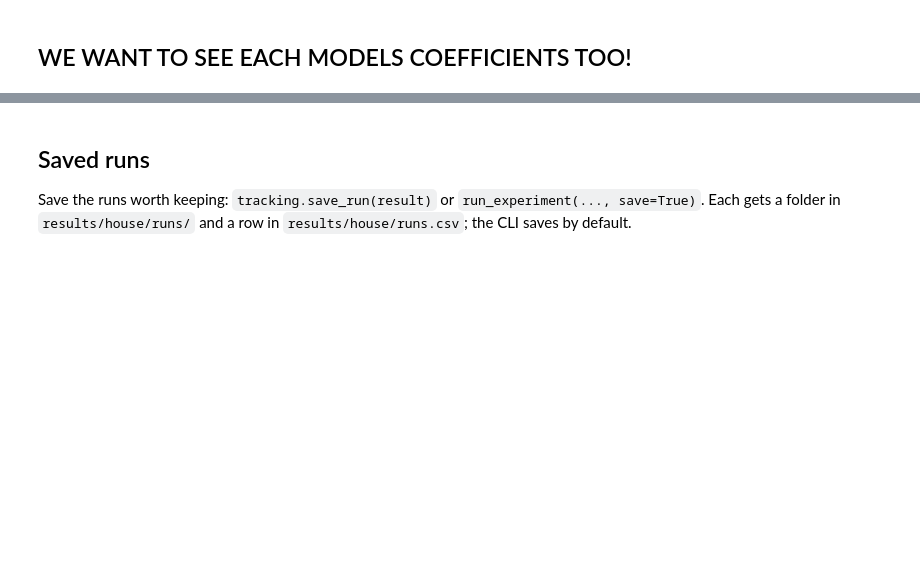
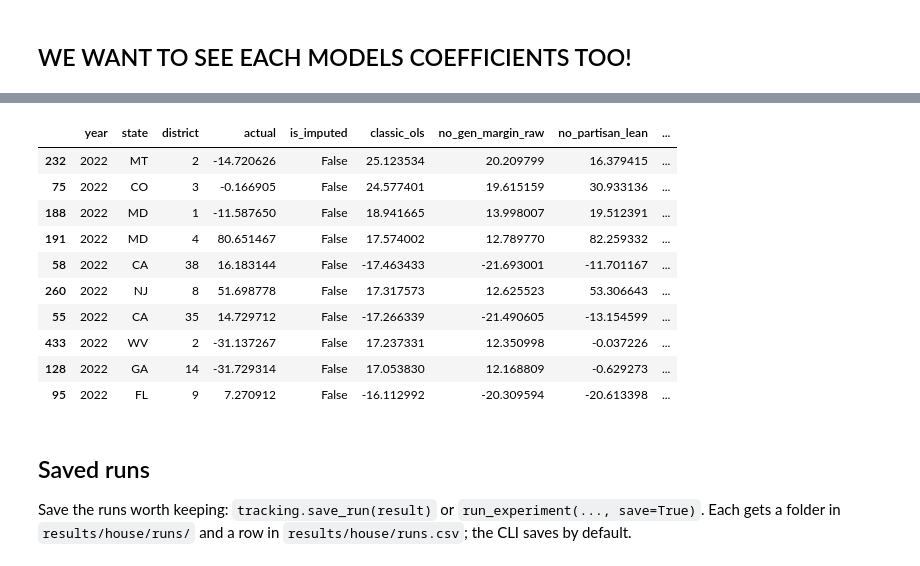
Before and after one commit to elijahsong/election-2026, a Jupyter notebook: notebooks/house/01_regression.ipynb, the cells around one changed output, grey strips where cells are left out. Drawn from its saved outputs; the diff is of its cells as text; code cells hidden in the pictures; blank space fills up the shorter version.

```diff
--- a/notebooks/house/01_regression.ipynb
+++ b/notebooks/house/01_regression.ipynb
@@ -234,0 +235,18 @@ tracking.compare_predictions([base, *variants]).head()
+# %%
+# The same table with each run's residual (actual - prediction) instead: positive means the run under-predicted the
+# Democratic margin. Sorted by the base run's worst misses; sort by another run's column, or filter to one district,
+# e.g. residuals.query("state == 'CA' and district == 13")
+residuals = tracking.compare_predictions([base, *variants], values="residual")
+residuals.sort_values("classic_ols", key=abs, ascending=False).head(10)
+# %% [output]
+|  | year | state | district | actual | is_imputed | classic_ols | no_gen_margin_raw | no_partisan_lean | ... |
+| 232 | 2022 | MT | 2 | -14.720626 | False | 25.123534 | 20.209799 | 16.379415 | ... |
+| 75 | 2022 | CO | 3 | -0.166905 | False | 24.577401 | 19.615159 | 30.933136 | ... |
+| 188 | 2022 | MD | 1 | -11.587650 | False | 18.941665 | 13.998007 | 19.512391 | ... |
+| 191 | 2022 | MD | 4 | 80.651467 | False | 17.574002 | 12.789770 | 82.259332 | ... |
+| 58 | 2022 | CA | 38 | 16.183144 | False | -17.463433 | -21.693001 | -11.701167 | ... |
+| 260 | 2022 | NJ | 8 | 51.698778 | False | 17.317573 | 12.625523 | 53.306643 | ... |
+| 55 | 2022 | CA | 35 | 14.729712 | False | -17.266339 | -21.490605 | -13.154599 | ... |
+| 433 | 2022 | WV | 2 | -31.137267 | False | 17.237331 | 12.350998 | -0.037226 | ... |
+| 128 | 2022 | GA | 14 | -31.729314 | False | 17.053830 | 12.168809 | -0.629273 | ... |
+| 95 | 2022 | FL | 9 | 7.270912 | False | -16.112992 | -20.309594 | -20.613398 | ... |
```
Also changed, not shown: parts of 9 cells of this notebook, 19 other files.
